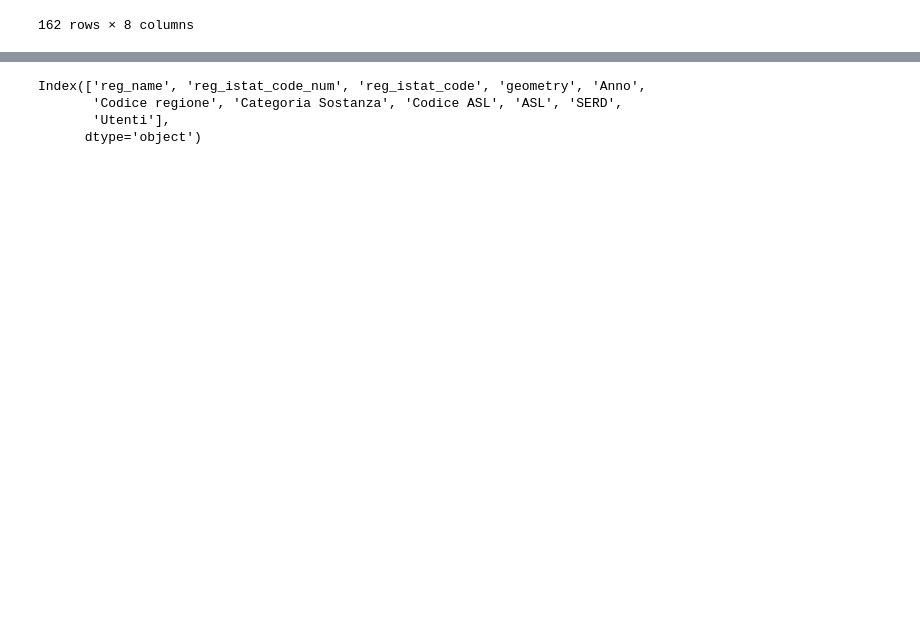
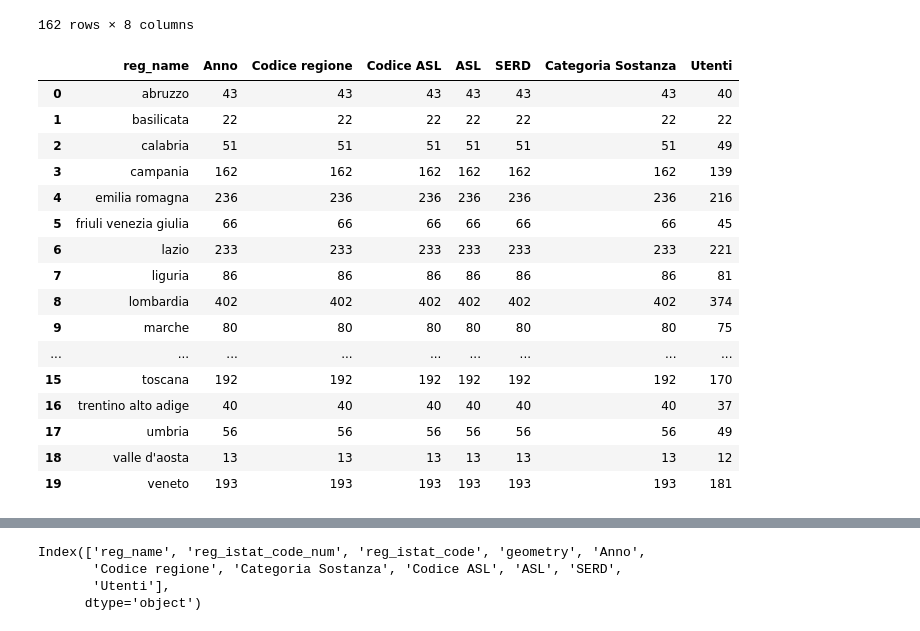
Before and after one commit to armandoschianodicola/italy-stats, a Jupyter notebook: 001/main.ipynb, the cells around one changed output, grey strips where cells are left out. Saved outputs shown, nothing was run; the diff lists cells and outputs as text; code cells hidden in the pictures; blank space fills up the shorter version.

```diff
--- a/001/main.ipynb
+++ b/001/main.ipynb
@@ -134,6 +134,30 @@ df_agg
 | 160 | 2022 | 200 | sardegna | OPPIACEI | 8789 | AZIENDA PER LA TUTELA DELLA SALUT... | S01 S02 ... | 2534.0 |
 | 161 | 2022 | 200 | sardegna | STIMOLANTI | 1727 | AZIENDA PER LA TUTELA DELLA SALUT... | S06 S09 ... | 3.0 |
 162 rows × 8 columns
+# %%
+df_agg_serd = df.groupby([
+    'reg_name',
+]).count().reset_index()
+# %%
+df_agg_serd
+# %% [output]
+|  | reg_name | Anno | Codice regione | Codice ASL | ASL | SERD | Categoria Sostanza | Utenti |
+| 0 | abruzzo | 43 | 43 | 43 | 43 | 43 | 43 | 40 |
+| 1 | basilicata | 22 | 22 | 22 | 22 | 22 | 22 | 22 |
+| 2 | calabria | 51 | 51 | 51 | 51 | 51 | 51 | 49 |
+| 3 | campania | 162 | 162 | 162 | 162 | 162 | 162 | 139 |
+| 4 | emilia romagna | 236 | 236 | 236 | 236 | 236 | 236 | 216 |
+| 5 | friuli venezia giulia | 66 | 66 | 66 | 66 | 66 | 66 | 45 |
+| 6 | lazio | 233 | 233 | 233 | 233 | 233 | 233 | 221 |
+| 7 | liguria | 86 | 86 | 86 | 86 | 86 | 86 | 81 |
+| 8 | lombardia | 402 | 402 | 402 | 402 | 402 | 402 | 374 |
+| 9 | marche | 80 | 80 | 80 | 80 | 80 | 80 | 75 |
+| ... | ... | ... | ... | ... | ... | ... | ... | ... |
+| 15 | toscana | 192 | 192 | 192 | 192 | 192 | 192 | 170 |
+| 16 | trentino alto adige | 40 | 40 | 40 | 40 | 40 | 40 | 37 |
+| 17 | umbria | 56 | 56 | 56 | 56 | 56 | 56 | 49 |
+| 18 | valle d'aosta | 13 | 13 | 13 | 13 | 13 | 13 | 12 |
+| 19 | veneto | 193 | 193 | 193 | 193 | 193 | 193 | 181 |
 # %%
 regions_df = regions_df.merge(df_agg)
 # %%
```
Also changed, not shown: parts of 3 cells of this notebook.
